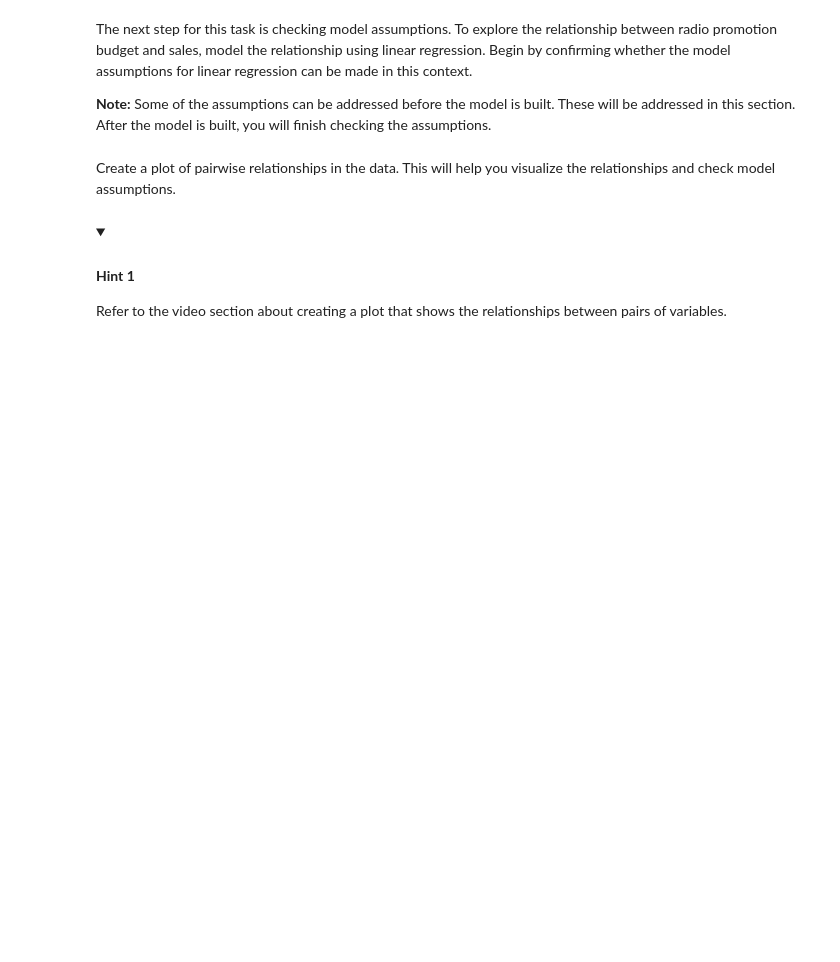
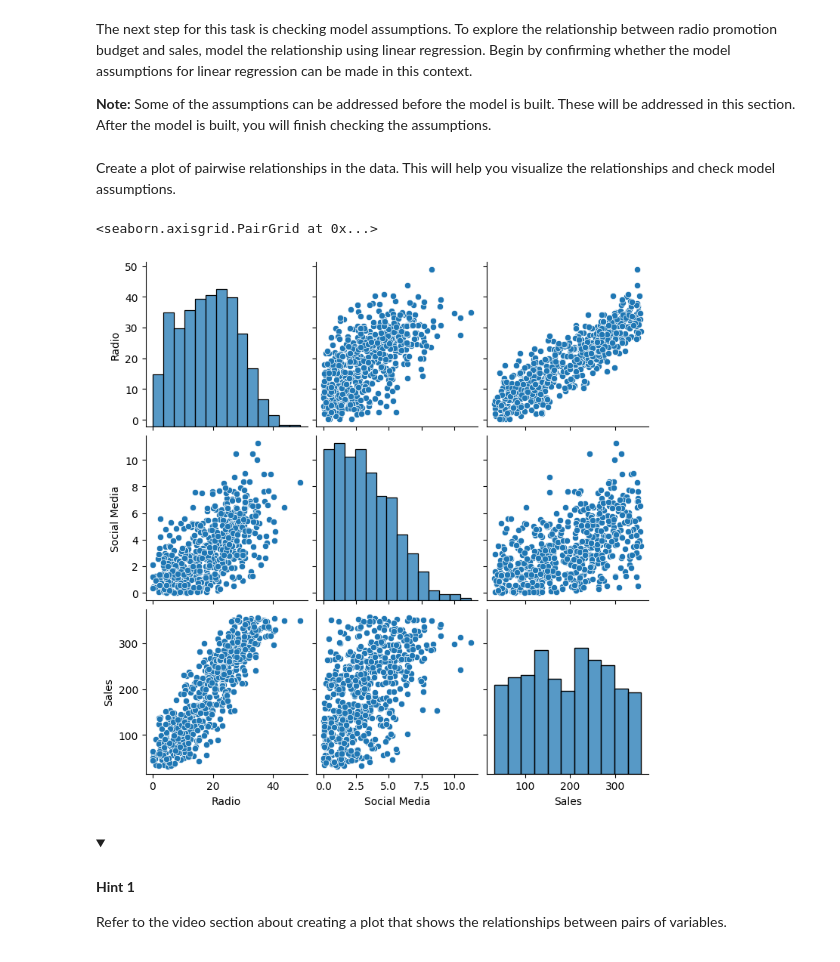
Before and after one commit to Cyberoctane29/Python-For-Data-Analysis, a Jupyter notebook: Course-5/Module_2/3_activity_run_simple_linear_regression.ipynb, the cells around one changed output. Drawn from its saved outputs; the diff is of its cells as text; code cells hidden in the pictures; folded sections open; blank space fills up the shorter version.

```diff
--- a/Course-5/Module_2/3_activity_run_simple_linear_regression.ipynb
+++ b/Course-5/Module_2/3_activity_run_simple_linear_regression.ipynb
@@ -206,7 +219,7 @@ Next, drop the rows that contain missing values. Data cleaning makes your data m
 # %%
 # Use .dropna(axis=0) to indicate that you want rows which contain missing values to be dropped. To update the DataFrame, reassign it to the result.
 
-### YOUR CODE HERE ###
+data = data.dropna(axis=0)
 # %%
 # Start with .isna() to get booleans indicating whether each value in the data is missing.
 # Use .any(axis=1) to get booleans indicating whether there are any missing values along the columns in each row.
@@ -222,7 +238,10 @@ Create a plot of pairwise relationships in the data. This will help you visualiz
 # %%
 # Create plot of pairwise relationships.
 
-### YOUR CODE HERE ###
+sns.pairplot(data=data)
+# %% [output]
+<seaborn.axisgrid.PairGrid at 0x...>
+[figure, added]
 # %% [markdown]
 <details>
 <summary><h4><strong>Hint 1</strong></h4></summary>
```
Also changed, not shown: parts of 49 cells of this notebook.
